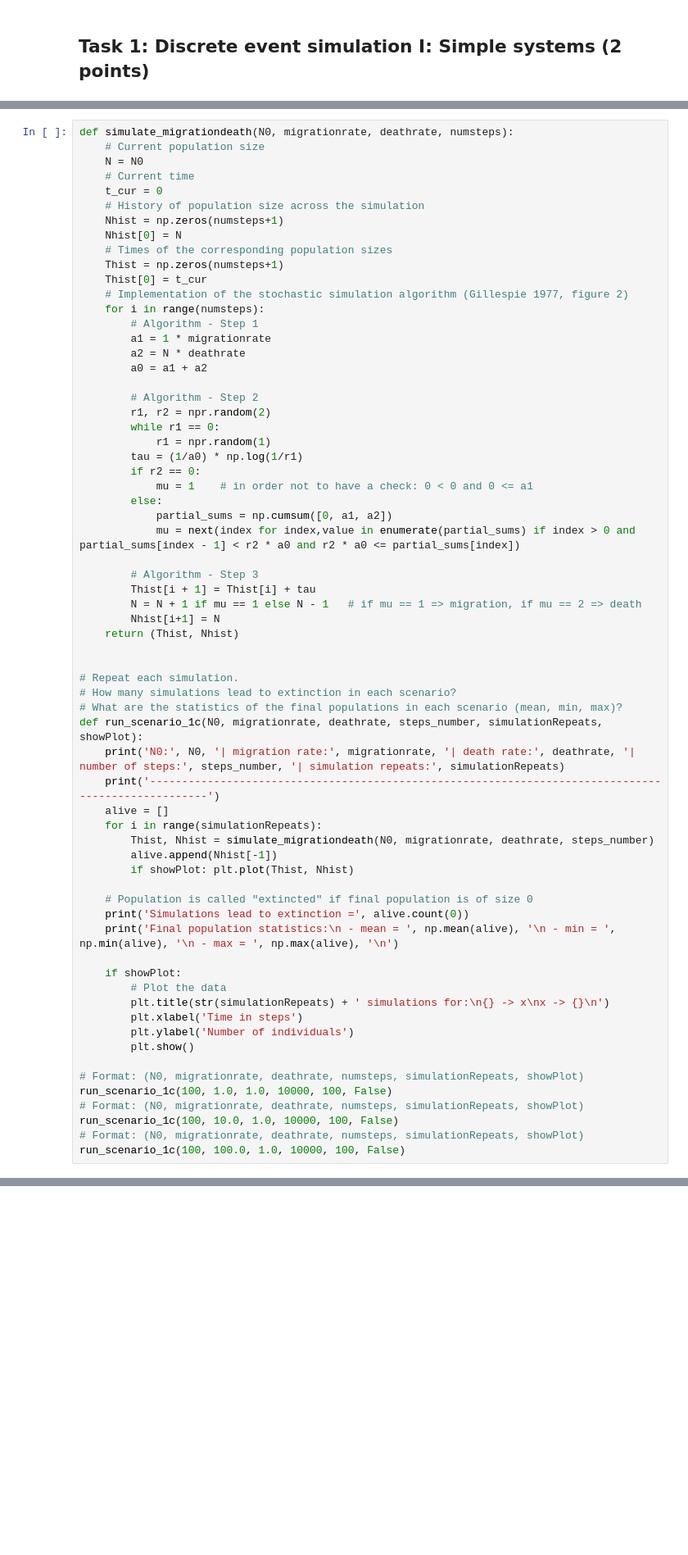
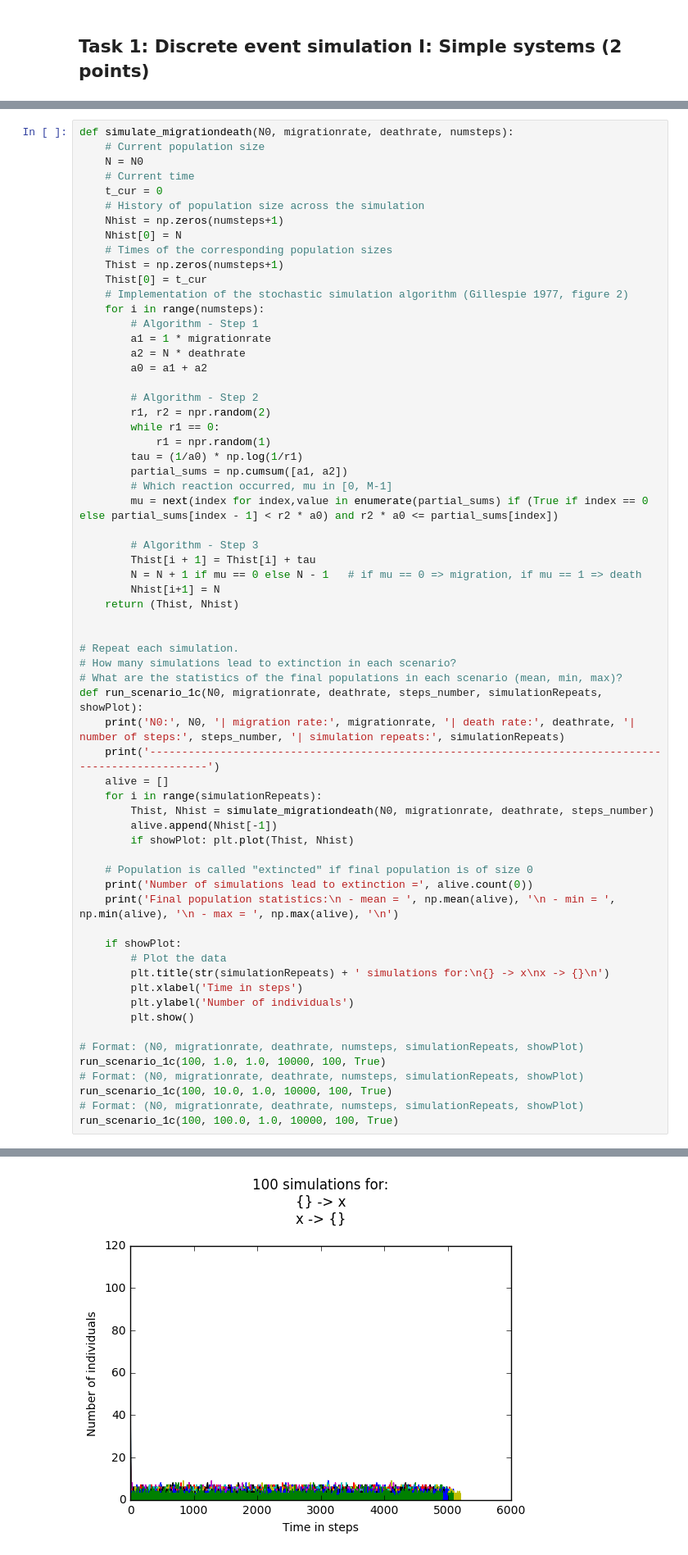
Before and after one commit to belochka/Bioinf, a Jupyter notebook: DynamicNetworkSimulation.ipynb, the cells around one changed output, grey strips where cells are left out. Shown at 82% size. Cells and saved outputs as stored; diff of their text form; blank space fills up the shorter version.

```diff
--- a/DynamicNetworkSimulation.ipynb
+++ b/DynamicNetworkSimulation.ipynb
@@ -257,15 +258,13 @@ def simulate_migrationdeath(N0, migrationrate, deathrate, numsteps):
         while r1 == 0:
             r1 = npr.random(1)
         tau = (1/a0) * np.log(1/r1)
-        if r2 == 0:
-            mu = 1    # in order not to have a check: 0 < 0 and 0 <= a1
-        else:
-            partial_sums = np.cumsum([0, a1, a2])
-            mu = next(index for index,value in enumerate(partial_sums) if index > 0 and partial_sums[index - 1] < r2 * a0 and r2 * a0 <= partial_sums[index])
+        partial_sums = np.cumsum([a1, a2])
+        # Which reaction occurred, mu in [0, M-1]
+        mu = next(index for index,value in enumerate(partial_sums) if (True if index == 0 else partial_sums[index - 1] < r2 * a0) and r2 * a0 <= partial_sums[index])
 
         # Algorithm - Step 3
         Thist[i + 1] = Thist[i] + tau
-        N = N + 1 if mu == 1 else N - 1   # if mu == 1 => migration, if mu == 2 => death
+        N = N + 1 if mu == 0 else N - 1   # if mu == 0 => migration, if mu == 1 => death
         Nhist[i+1] = N
     return (Thist, Nhist)
 
@@ -283,7 +282,7 @@ def run_scenario_1c(N0, migrationrate, deathrate, steps_number, simulationRepeat
         if showPlot: plt.plot(Thist, Nhist)
 
     # Population is called "extincted" if final population is of size 0
-    print('Simulations lead to extinction =', alive.count(0))
+    print('Number of simulations lead to extinction =', alive.count(0))
     print('Final population statistics:\n - mean = ', np.mean(alive), '\n - min = ', np.min(alive), '\n - max = ', np.max(alive), '\n')
 
     if showPlot:
@@ -294,11 +293,11 @@ def run_scenario_1c(N0, migrationrate, deathrate, steps_number, simulationRepeat
         plt.show()
 
 # Format: (N0, migrationrate, deathrate, numsteps, simulationRepeats, showPlot)
-run_scenario_1c(100, 1.0, 1.0, 10000, 100, False)
+run_scenario_1c(100, 1.0, 1.0, 10000, 100, True)
 # Format: (N0, migrationrate, deathrate, numsteps, simulationRepeats, showPlot)
-run_scenario_1c(100, 10.0, 1.0, 10000, 100, False)
+run_scenario_1c(100, 10.0, 1.0, 10000, 100, True)
 # Format: (N0, migrationrate, deathrate, numsteps, simulationRepeats, showPlot)
-run_scenario_1c(100, 100.0, 1.0, 10000, 100, False)
+run_scenario_1c(100, 100.0, 1.0, 10000, 100, True)
 # %% [output]
 N0: 100 | migration rate: 1.0 | death rate: 1.0 | number of steps: 10000 | simulation repeats: 100
 ----------------------------------------------------------------------------------------------------
@@ -319,0 +309 @@ Final population statistics:
+[figure, added]
```
Also changed, not shown: parts of 18 cells of this notebook.
